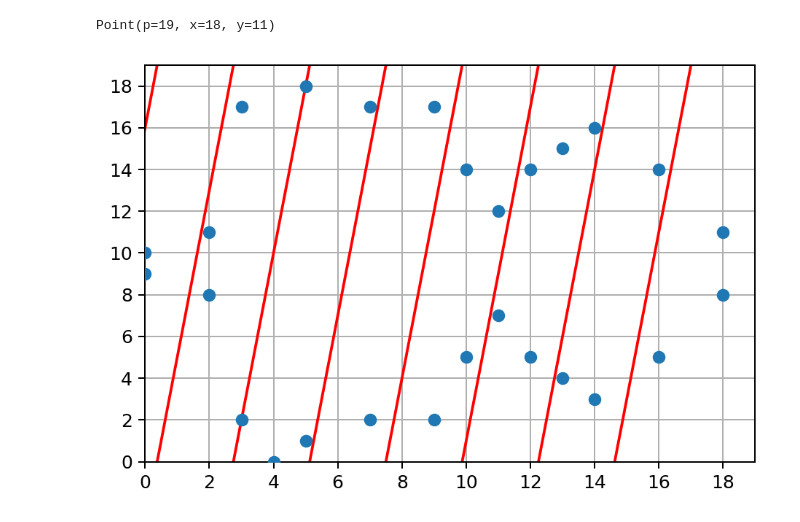
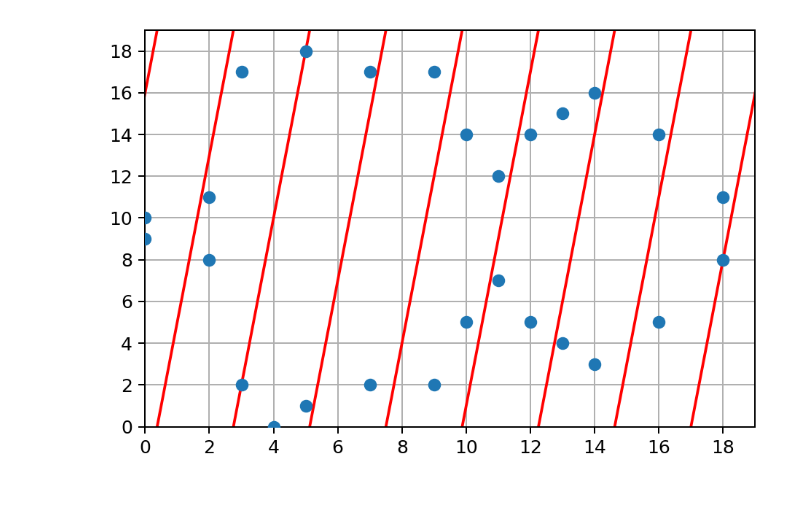
Before and after one commit to fangpenlin/elliptic-curve-explained, a Jupyter notebook: elliptic-curve-on-finite-field.ipynb, the cells around one changed output. Cells and saved outputs as stored; diff of their text form; code cells hidden in the pictures.

Commit message:
Add plot function

```diff
--- a/elliptic-curve-on-finite-field.ipynb
+++ b/elliptic-curve-on-finite-field.ipynb
@@ -118,40 +155,9 @@ def plot_curve(p, a, b, ax):
 # %%
-p1 = Point(P, 3, 2)
-p0 = Point(P, 5, 18)
-p2 = p0 + p1
-p2
+a = Point(P, 3, 2)
+b = Point(P, 5, 18)
+plot_distinct_point_curve(
+    a, b,
+    'A', 'B', '', 'A + B'
+)
 # %% [output]
-Point(p=19, x=18, y=11)
+[figure, added]
-# %%
-import math
-from matplotlib.ticker import MaxNLocator
-
-def touch_edge_line(p0, p1):
-    dx = p1.x - p0.x
-    dy = p1.y - p0.y
-    slope = dy / dx
-    left_offset_x = -(P - p0.y) / slope
-    right_offset_x = -p1.y / slope
-    return (
-        (p0.x - left_offset_x, P),
-        (p1.x + right_offset_x, 0),
-    )
-
-
-fig, ax = plt.subplots()
-
-ax.xaxis.set_major_locator(MaxNLocator(integer=True))
-ax.yaxis.set_major_locator(MaxNLocator(integer=True))
-
-plot_curve(P, A, B, ax)
-
-tp0, tp1 = touch_edge_line(p0, p1)
-width = abs(tp1[0] - tp0[0])
-
-
-for i in range(-2, int(math.ceil((P - max(tp0[0], tp1[0])) / width)) + 1) :
-    ax.add_line(mlines.Line2D([tp0[0] + width * i, tp1[0] + width * i], [P, 0], color='r', zorder=1))
-
-plt.show()
-# %% [output]
-[figure, removed]
```
Also changed, not shown: parts of 1 cell of this notebook.
